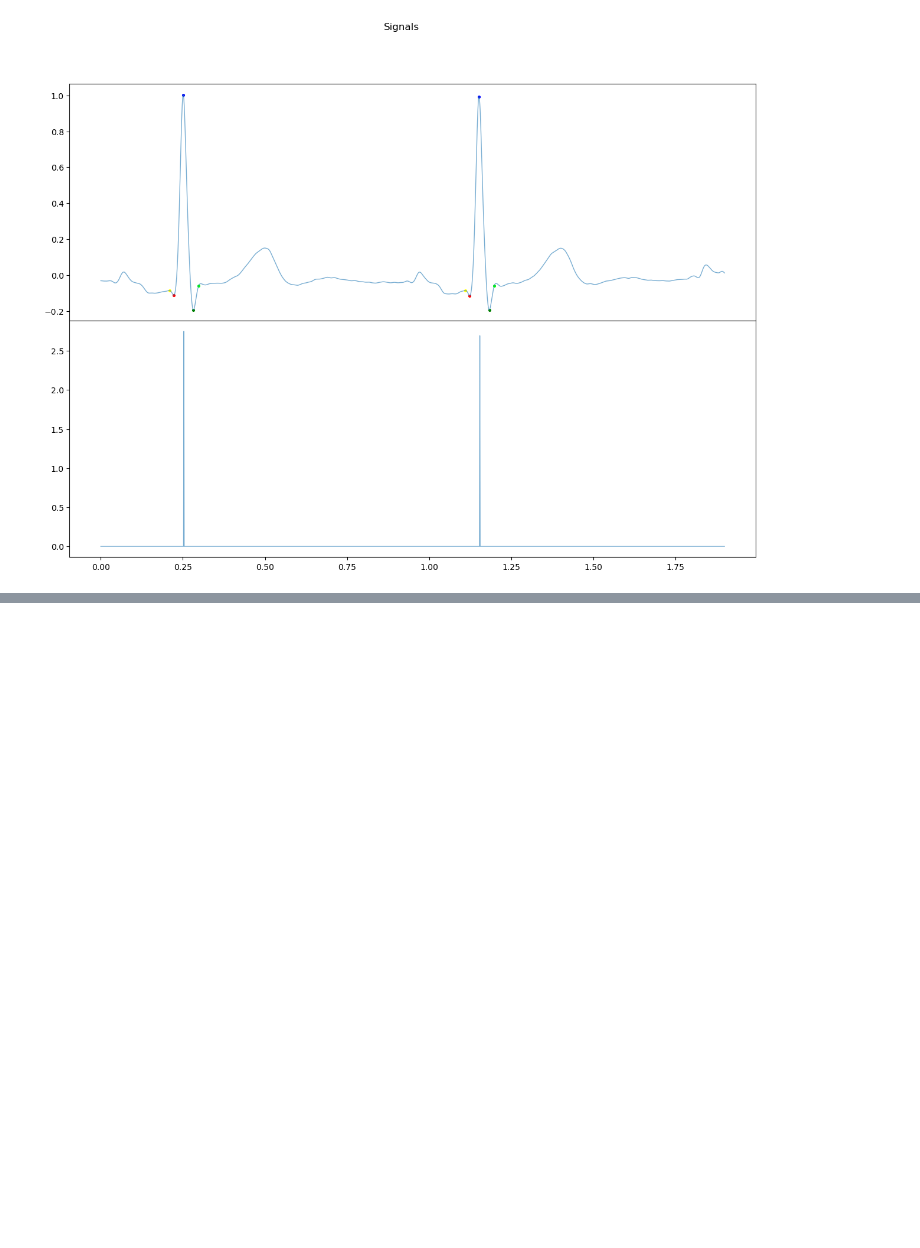
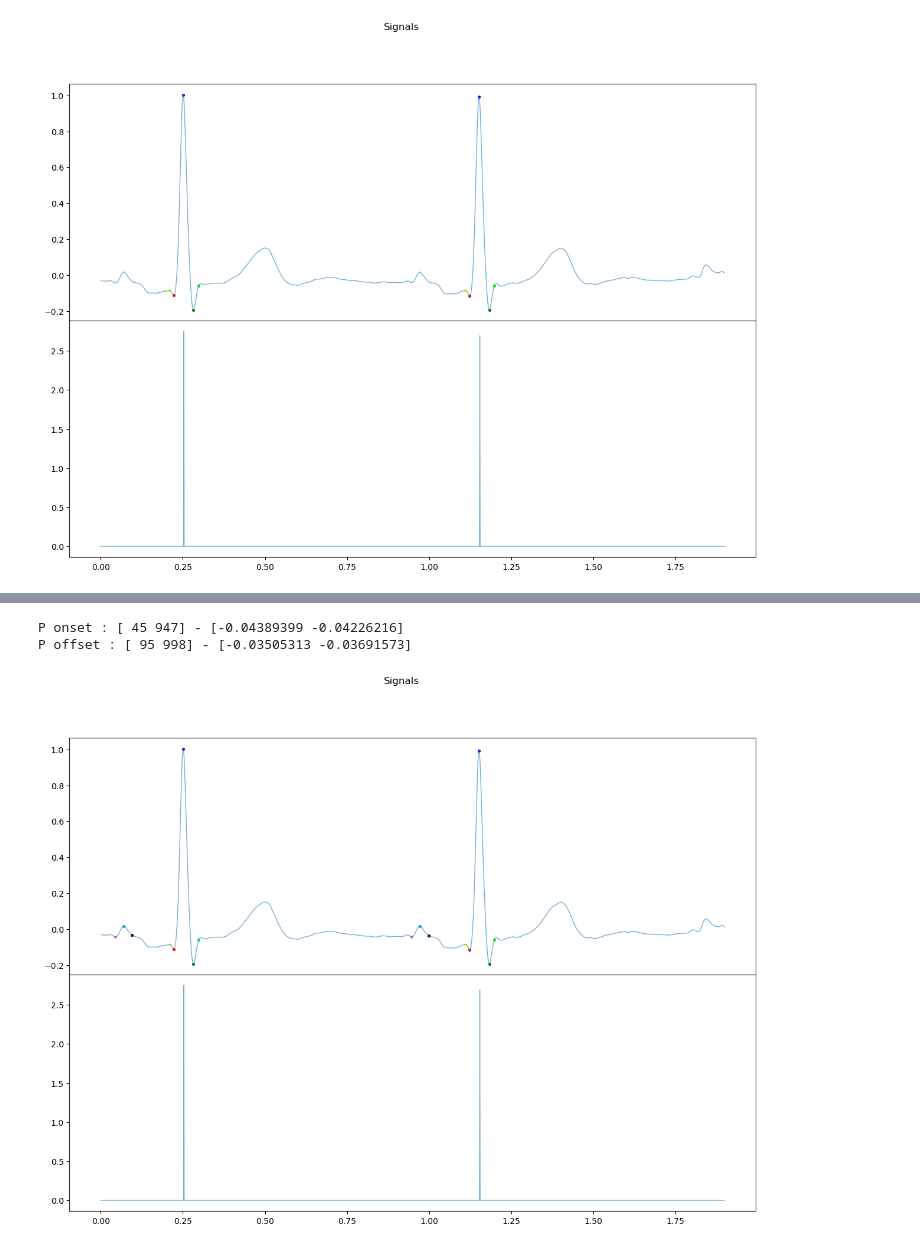
Before and after one commit to Nourhan-Mahmoud/ECG-Based-Authentication-Interface, a Jupyter notebook: 02.Preprocessing_and_FeaturesExtraction/FeatureExtraction_NB.ipynb, the cells around one changed output, grey strips where cells are left out. Saved outputs shown, nothing was run; the diff lists cells and outputs as text; code cells hidden in the pictures; blank space fills up the shorter version.

```diff
--- a/02.Preprocessing_and_FeaturesExtraction/FeatureExtraction_NB.ipynb
+++ b/02.Preprocessing_and_FeaturesExtraction/FeatureExtraction_NB.ipynb
@@ -285,0 +359,50 @@ wfdb.plot_wfdb(record, title='record')
+# %%
+# Get P onset and offset
+p_off_x = []; p_on_x = []
+p_off_y = []; p_on_y = []
+
+for x in Px:
+    X = np.array([x, denoised_signal[x]])
+    Y = np.array([x-window_size, denoised_signal[x-window_size]])
+    #print(X[1])
+    #print(get_onset_offset(X, Y, window_smoothed_signal))
+    p_on_x.append(get_onset_offset(X, Y, denoised_signal))
+    p_on_y.append(denoised_signal[p_on_x[len(p_on_x)-1]])
+
+    Y = np.array([x+50, denoised_signal[x+50]])
+    p_off_x.append(get_onset_offset(X, Y, denoised_signal))
+    p_off_y.append(denoised_signal[p_off_x[len(p_off_x)-1]])
+
+p_on_x = np.array(p_on_x)
+p_off_x = np.array(p_off_x)
+p_on_y = np.array(p_on_y)
+p_off_y = np.array(p_off_y)
+# %%
+print("P onset : " + str(p_on_x) + " - " + str(p_on_y))
+print("P offset : " + str(p_off_x) + " - " + str(p_off_y))
+# %% [output]
+P onset : [ 45 947] - [-0.04389399 -0.04226216]
+P offset : [ 95 998] - [-0.03505313 -0.03691573]
+# %%
+# Plot
+ts = np.arange(0, time, 1.0 / fs)  # time vector
+
+fig = plt.figure(figsize=[15, 10.4])
+gs = fig.add_gridspec(2, hspace=0)
+axs = gs.subplots(sharex=True, sharey=False)
+fig.suptitle("Signals")
+axs[0].plot(ts, denoised_signal, alpha=0.6, lw=1, label="Raw signal")
+axs[1].plot(ts, y_lfiltered, alpha=0.6, lw=1, label="SciPy lfilter")
+
+axs[0].scatter(qrs_on_x/fs, qrs_on_y, color="yellow", s=7)
+axs[0].scatter(qrs_off_x/fs, qrs_off_y, color="lime", s=7)
+axs[0].scatter(qx/fs, qy, color="red", s=7)
+axs[0].scatter(sx/fs, sy, color="green", s=7)
+axs[0].scatter(Rx/fs, Ry, color="blue", s=7)
+axs[0].scatter(Px/fs, Py, color="#17becf", s=7)
+axs[0].scatter(p_on_x/fs, p_on_y, color="#e377c2", s=7)
+axs[0].scatter(p_off_x/fs, p_off_y, color="black", s=7)
+
+plt.show()
+# %% [output]
+[figure, added]
```
Also changed, not shown: parts of 18 cells of this notebook.
